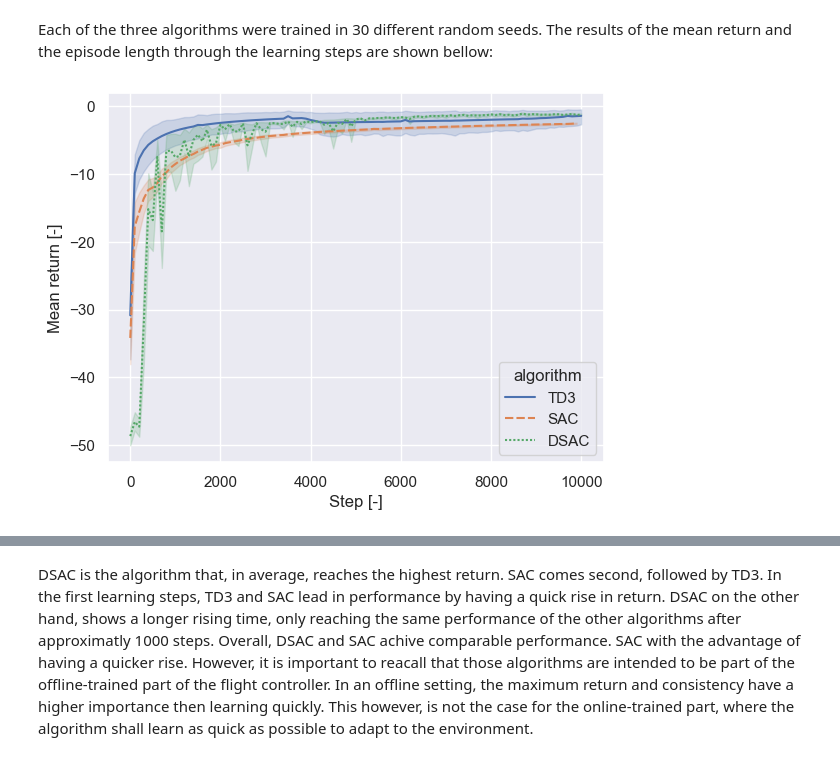
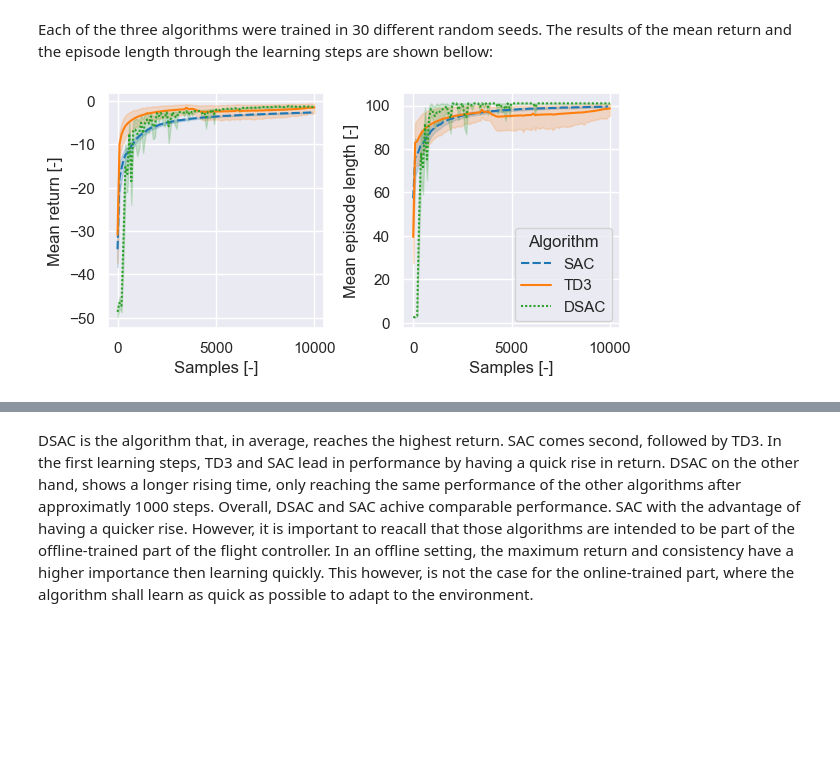
Before and after one commit to iamlucasvieira/HybridRL-FlightControl, a Jupyter notebook: notebooks/best_algorithm.ipynb, the cells around one changed output, grey strips where cells are left out. Cells and saved outputs as stored; diff of their text form; code cells hidden in the pictures; blank space fills up the shorter version.

```diff
--- a/notebooks/best_algorithm.ipynb
+++ b/notebooks/best_algorithm.ipynb
@@ -8,12 +8,17 @@ Load required packages
 import pandas as pd
 import seaborn as sns
 import numpy as np
+import matplotlib
 import matplotlib.pyplot as plt
+from helpers.paths import Path
 
-from helpers.paths import Path
-from visualization.utils import make_smooth
 
-sns.set()
+from visualization.utils import make_smooth, make_defaults
+
+# Setup defaults for plotting
+make_defaults()
+# %%
+algo_order = ["SAC", "TD3", "DSAC"]
 # %% [markdown]
 Load a dataframe that contains the information from the algorithm's learning performance and a dataframe that contains the data from runing episodes with the learned agents
 # %%
@@ -65,7 +70,13 @@ df_learn_smooth = make_smooth(df_learn, step=100,
 # %% [markdown]
 Each of the three algorithms were trained in 30 different random seeds. The results of the mean return and the episode length through the learning steps are shown bellow:
 # %%
-g = sns.lineplot(data=df_learn_smooth, x="global_step", y="rollout/ep_rew_mean", hue="algorithm", style="algorithm")
-g.set(xlabel="Step [-]", ylabel="Mean return [-]");
+fig, ax = plt.subplots(1, 2, figsize=(6, 3))
+g = sns.lineplot(data=df_learn_smooth, x="global_step", y="rollout/ep_rew_mean", hue="algorithm", style="algorithm", hue_order=algo_order, ax=ax[0], legend=False)
+g.set(xlabel="Samples [-]", ylabel="Mean return [-]");
+
+f = sns.lineplot(data=df_learn_smooth.rename(columns={"algorithm":"Algorithm"}), x="global_step", y="rollout/ep_len_mean", hue="Algorithm", style="Algorithm", hue_order=algo_order, ax=ax[1], legend=True)
+f.set(xlabel="Samples [-]", ylabel="Mean episode length [-]");
+
+fig.tight_layout(pad=.5)
 # %% [output]
-[figure, old version]
+[figure, new version]
```
Also changed, not shown: parts of 5 cells of this notebook, 1 other file.
